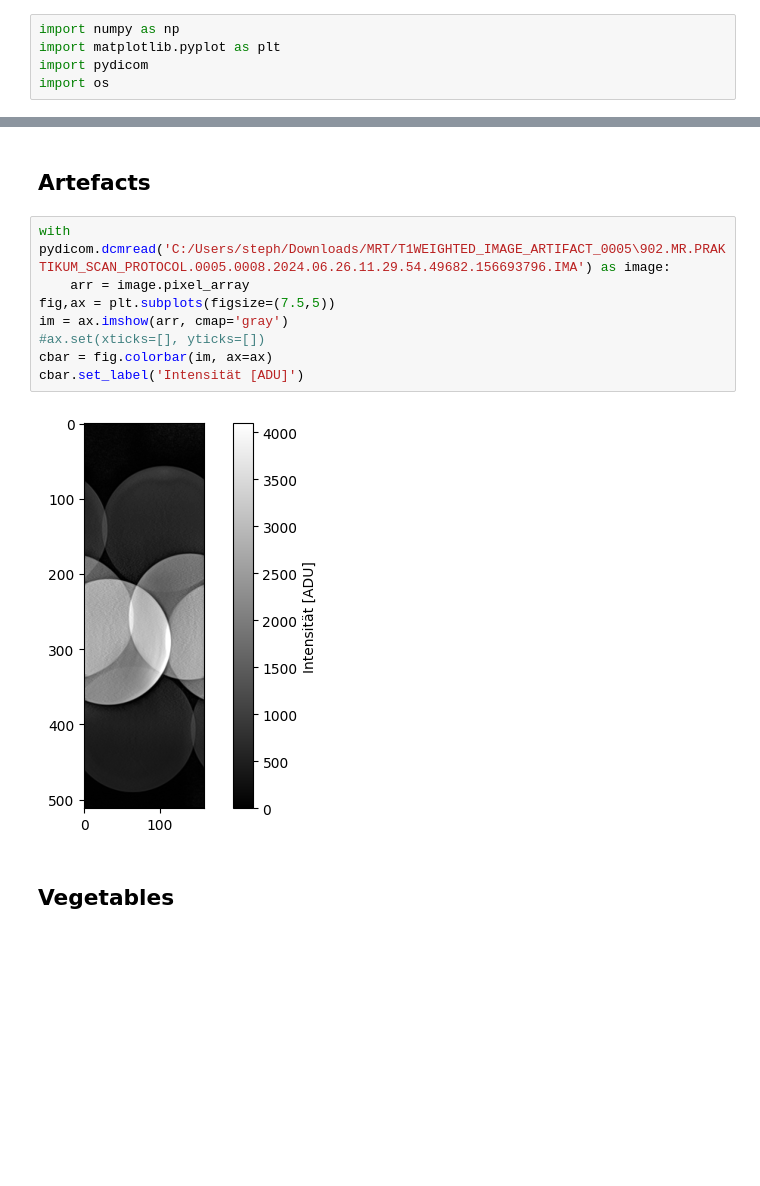
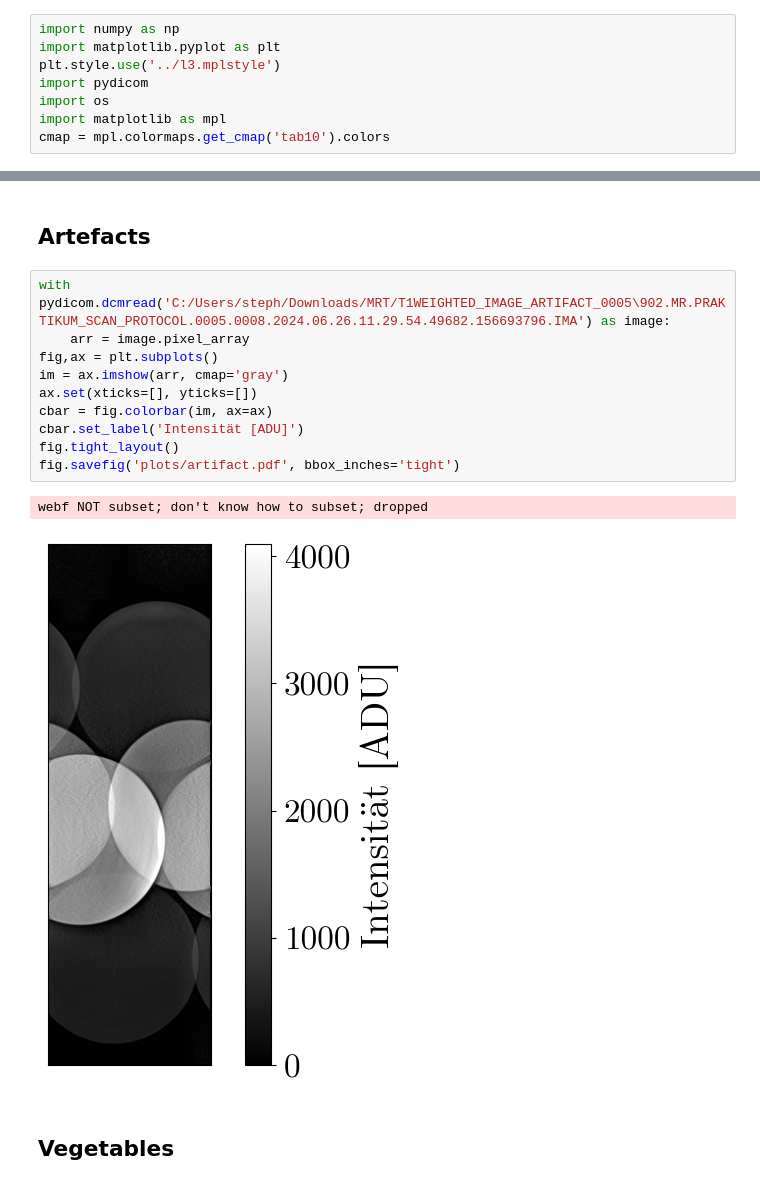
Before and after one commit to SteWey0/Fortgeschrittenenpraktikum, a Jupyter notebook: MRT/Auswertung.ipynb, the cells around one changed output, grey strips where cells are left out. Cells and saved outputs as stored; diff of their text form; blank space fills up the shorter version.

```diff
--- a/MRT/Auswertung.ipynb
+++ b/MRT/Auswertung.ipynb
@@ -1,8 +1,11 @@
 # %%
 import numpy as np
 import matplotlib.pyplot as plt
+plt.style.use('../l3.mplstyle')
 import pydicom
 import os
+import matplotlib as mpl
+cmap = mpl.colormaps.get_cmap('tab10').colors
 # %%
 #path = 'C:/Users/steph/Downloads/MRT/T1WEIGHTED_IMAGE_TSE_0002'
 #path = 'C:/Users/steph/Downloads/MRT/T1_WEIGHTED_LOWRES_0003'
@@ -178,13 +163,16 @@ Contrast t2: 0.2593057897668297
 # %%
 with pydicom.dcmread('C:/Users/steph/Downloads/MRT/T1WEIGHTED_IMAGE_ARTIFACT_0005\902.MR.PRAKTIKUM_SCAN_PROTOCOL.0005.0008.2024.06.26.11.29.54.49682.156693796.IMA') as image:
     arr = image.pixel_array
-fig,ax = plt.subplots(figsize=(7.5,5))
+fig,ax = plt.subplots()
 im = ax.imshow(arr, cmap='gray')
-#ax.set(xticks=[], yticks=[])
+ax.set(xticks=[], yticks=[])
 cbar = fig.colorbar(im, ax=ax)
 cbar.set_label('Intensität [ADU]')
+fig.tight_layout()
+fig.savefig('plots/artifact.pdf', bbox_inches='tight')
 # %% [output]
+webf NOT subset; don't know how to subset; dropped
-[figure, old version]
+[figure, new version]
 # %% [markdown]
 ## Vegetables
 # %%
```
Also changed, not shown: parts of 5 cells of this notebook, 7 other files.
